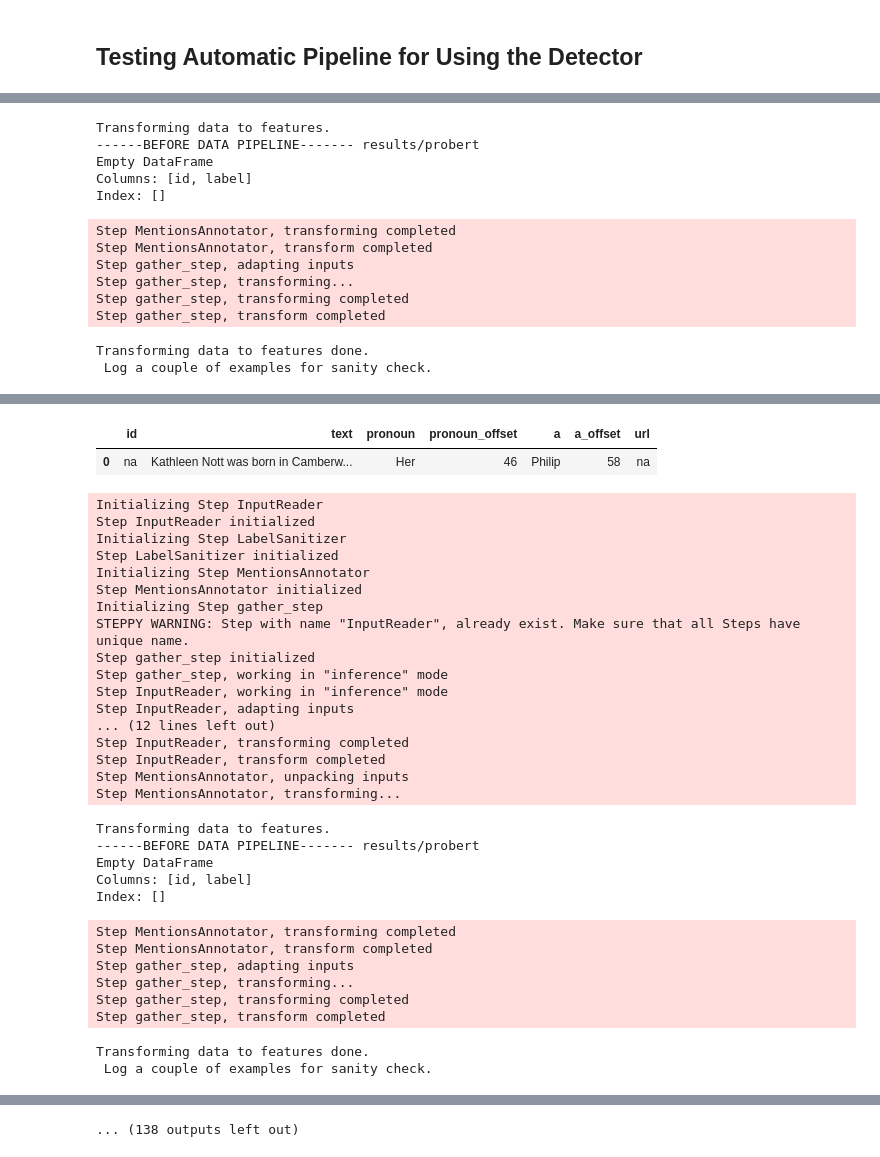
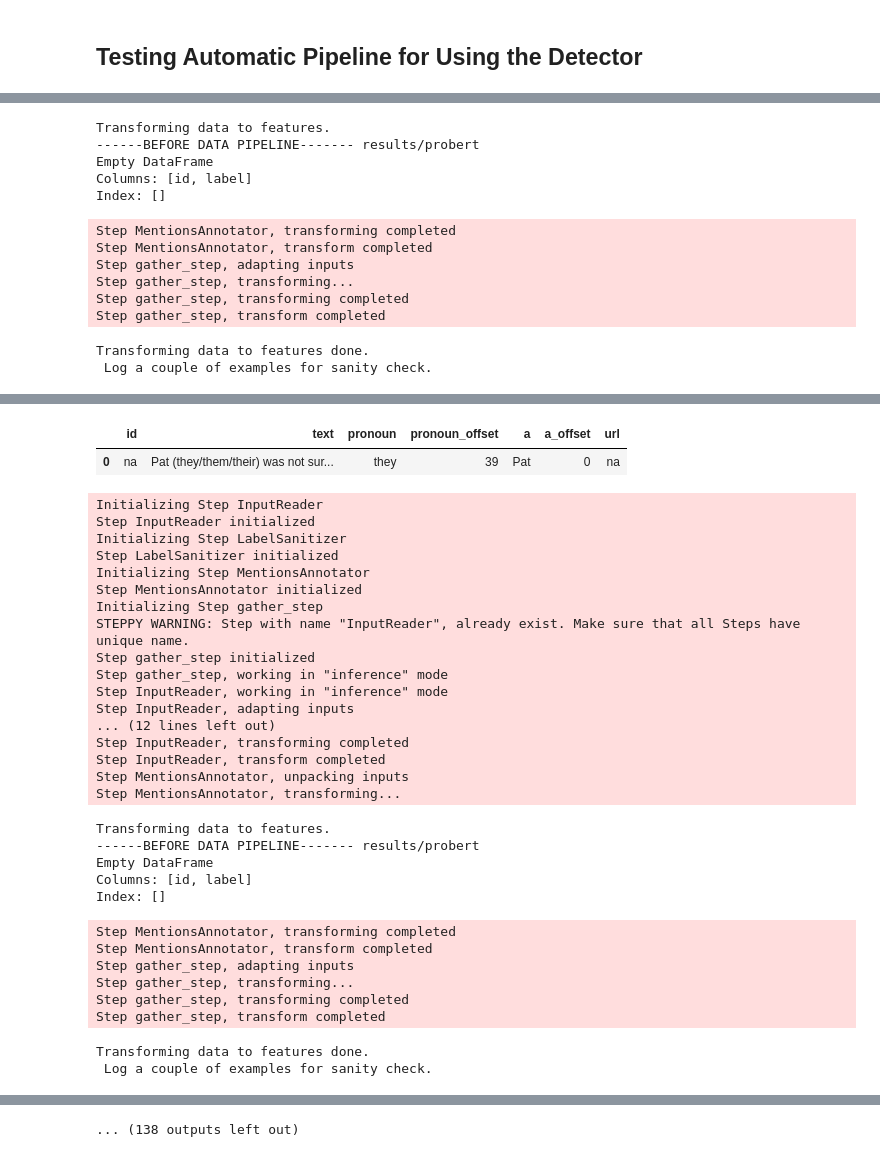
Before and after one commit to lamoghaighoroje/gap, a Jupyter notebook: demo-singular-notebook.ipynb, the cells around one changed output, grey strips where cells are left out. Drawn from its saved outputs; the diff is of its cells as text; code cells hidden in the pictures.

Commit message:
edit probert model v2 run

```diff
--- a/demo-singular-notebook.ipynb
+++ b/demo-singular-notebook.ipynb
@@ -42,7 +42,7 @@ if n_gpu > 1:
     model = torch.nn.DataParallel(model)
 
 # Loading the trained model and config that you have fine-tuned
-model_name = os.path.abspath("results/probert/train_evaluate/bert-large-uncased/probert/0/probert-singular")
+model_name = os.path.abspath("results/probert/train_evaluate/bert-large-uncased/probert/0/model")
 output_model_file = os.path.join(model_name, WEIGHTS_NAME)
 output_config_file = os.path.join(model_name, CONFIG_NAME)
 config = BertConfig(output_config_file)
@@ -224,5 +215,5 @@ text = ["For the U.S. Under Secretary of State, see Lucy W. Benson. Lucy Benson
 # %%
-_corenlp_url = 'http://cccxc440.pok.ibm.com:9000/'
+_corenlp_url = 'http://cccxc406.pok.ibm.com:9000/'
 from pycorenlp import StanfordCoreNLP
 import json
 corenlp = StanfordCoreNLP(_corenlp_url)
@@ -292,9 +283,10 @@ def get_entities_and_pronouns(original_text: List[str]):
 
 entity_list, pronoun_list = get_entities_and_pronouns(original_text)
 print(entity_list, pronoun_list)
-combinations = []
-for i in range(len(entity_list)):
-    # get all possible permutations of (entity, pronoun)
-    combs = get_combinations(entity_list[i], pronoun_list[i])
-    combinations.extend(combs)
+# combinations = []
+# for i in range(len(entity_list)):
+#     # get all possible permutations of (entity, pronoun)
+#     combs = get_combinations(entity_list[i], pronoun_list[i])
+#     # combinations.extend(combs)
+#     print(combs)
 # %% [output]
@@ -326,44 +300,46 @@ cols = ['id', 'text', 'pronoun', 'pronoun_offset', 'a', 'a_offset', 'url']
 output_cols = ['id', 'text', 'pronoun', 'pronoun_offset', 'a', 'a_offset', 'url', 'probabilities', 'output']
 df_output = pd.DataFrame([], columns=output_cols)
 
-for combination in combinations:
-    # each combination is a list with 4 elements
-        # [pronoun, pronoun_offset, entity1, entity1_offset]
-    pronoun, pronoun_offset = combination[0], combination[1]
-    entity1, entity1_offset = combination[2], combination[3]
+for i in range(len(original_text)):
+    combinations = get_combinations(entity_list[i], pronoun_list[i])
+    for combination in combinations:
+        # each combination is a list with 4 elements
+            # [pronoun, pronoun_offset, entity1, entity1_offset]
+        pronoun, pronoun_offset = combination[0], combination[1]
+        entity1, entity1_offset = combination[2], combination[3]
 
-    new_df = pd.DataFrame([['na',original_text[0], pronoun,pronoun_offset,entity1,entity1_offset,'na']], columns=cols)
-    display(new_df)
+        new_df = pd.DataFrame([['na',original_text[i], pronoun,pronoun_offset,entity1,entity1_offset,'na']], columns=cols)
+        display(new_df)
 
-    tmp_write_path = f'{exp_dir}/new_df.csv'
-    new_df.to_csv(tmp_write_path, sep='\t', index=False)
+        tmp_write_path = f'{exp_dir}/new_df.csv'
+        new_df.to_csv(tmp_write_path, sep='\t', index=False)
 
-    # Initialise the data tranformation
-    # Not sure we really need this as all it does is change some columns names then adds 2 new columns
-    X_inference = init_data(exp_dir=exp_dir,test_path=tmp_write_path, verbose=0, mode='inference')
+        # Initialise the data tranformation
+        # Not sure we really need this as all it does is change some columns names then adds 2 new columns
+        X_inference = init_data(exp_dir=exp_dir,test_path=tmp_write_path, verbose=0, mode='inference')
 
-    # Tokenisation of the text happens here
-    inference_features = convert_examples_to_features(X_inference,tokenizer,512,n_coref_models=0,verbose=0)
+        # Tokenisation of the text happens here
+        inference_features = convert_examples_to_features(X_inference,tokenizer,512,n_coref_models=0,verbose=0)
 
-    # evaluate sample using model
-    labels = [True,False]
-    predicted_probs, _ = evaluate(model,inference_features,device,eval_mode=True)
+        # evaluate sample using model
+        labels = [True,False]
+        predicted_probs, _ = evaluate(model,inference_features,device,eval_mode=True)
 
-    # print(predicted_probs)
+        # print(predicted_probs)
 
-    # index of max value from predictions so we get exact entity name it resolves to
-    for prob in predicted_probs:
-        print(prob)
-        max_idx = list(prob).index(max(prob))
-        print(f"Known pronoun '{pronoun}' resolves '{labels[max_idx]}' to '{entity1}' with a probability of '{prob[max_idx]}'")
+        # index of max value from predictions so we get exact entity name it resolves to
+        for prob in predicted_probs:
+            print(prob)
+            max_idx = list(prob).index(max(prob))
+            print(f"Known pronoun '{pronoun}' resolves '{labels[max_idx]}' to '{entity1}' with a probability of '{prob[max_idx]}'")
 
-    output = ""
-    if labels[max_idx]:
-        output = f"Known pronoun '{pronoun}' resolves to '{entity1}' with a probability of '{prob[max_idx]}'"
-    else:
-        output = f"Known pronoun '{pronoun}' does not resolve to '{entity1}' with a probability of '{prob[max_idx]}'"
-    new_df_output = pd.DataFrame([['na',original_text[0], pronoun,pronoun_offset,entity1,entity1_offset,'na', predicted_probs, output]], columns=output_cols)
-    df_output = pd.concat([df_output, new_df_output])
+        output = ""
+        if labels[max_idx]:
+            output = f"Known pronoun '{pronoun}' resolves to '{entity1}' with a probability of '{prob[max_idx]}'"
+        else:
+            output = f"Known pronoun '{pronoun}' does not resolve to '{entity1}' with a probability of '{prob[max_idx]}'"
+        new_df_output = pd.DataFrame([['na',original_text[i], pronoun,pronoun_offset,entity1,entity1_offset,'na', predicted_probs, output]], columns=output_cols)
+        df_output = pd.concat([df_output, new_df_output])
 
 df_output.to_csv(f'{exp_dir}/df_output.csv', index=False)
 # %% [output]
@@ -404,5 +380,5 @@ Known pronoun 'Her' resolves 'True' to 'Kathleen Nott' with a probability of '0.
 |  | id | text | pronoun | pronoun_offset | a | a_offset | url |
-| 0 | na | Kathleen Nott was born in Camberw... | Her | 46 | Philip | 58 | na |
+| 0 | na | Pat (they/them/their) was not sur... | they | 39 | Pat | 0 | na |
 Initializing Step InputReader
 Step InputReader initialized
 Initializing Step LabelSanitizer
```
Also changed, not shown: parts of 7 cells of this notebook, 5 other files.
